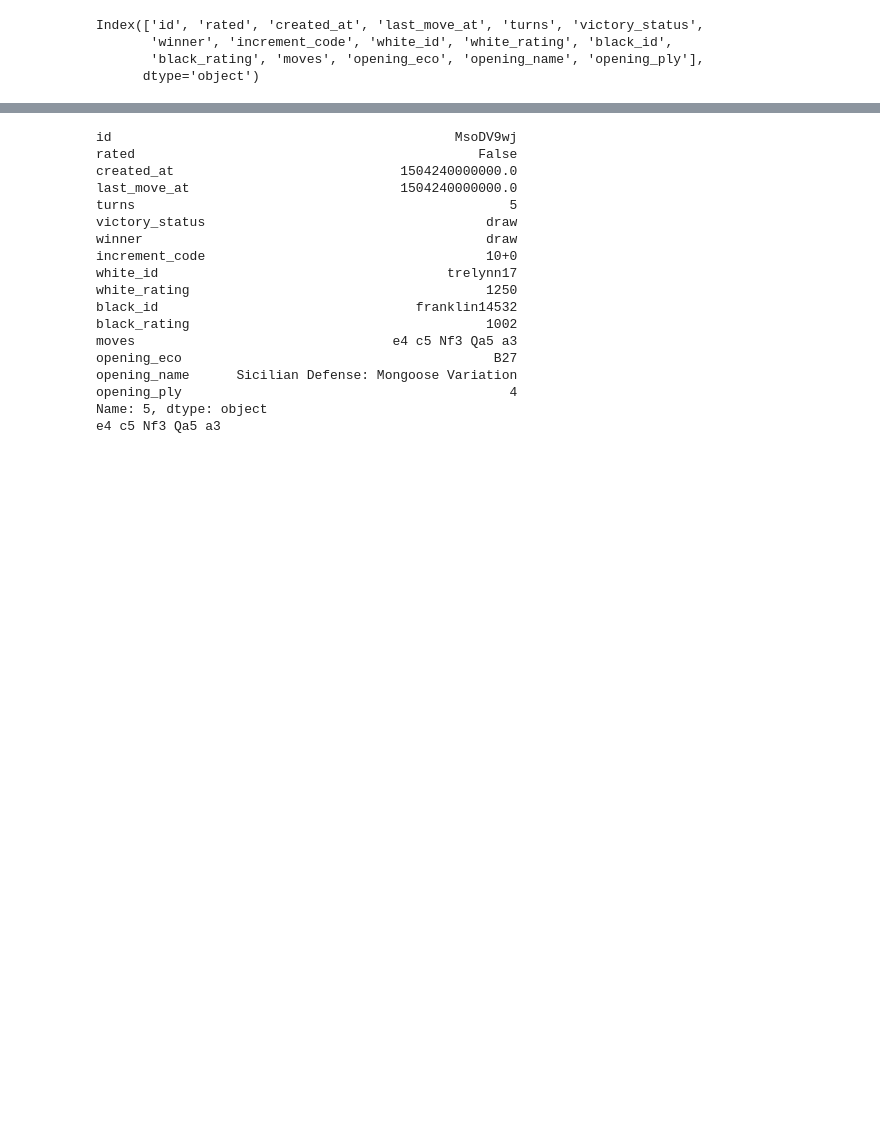
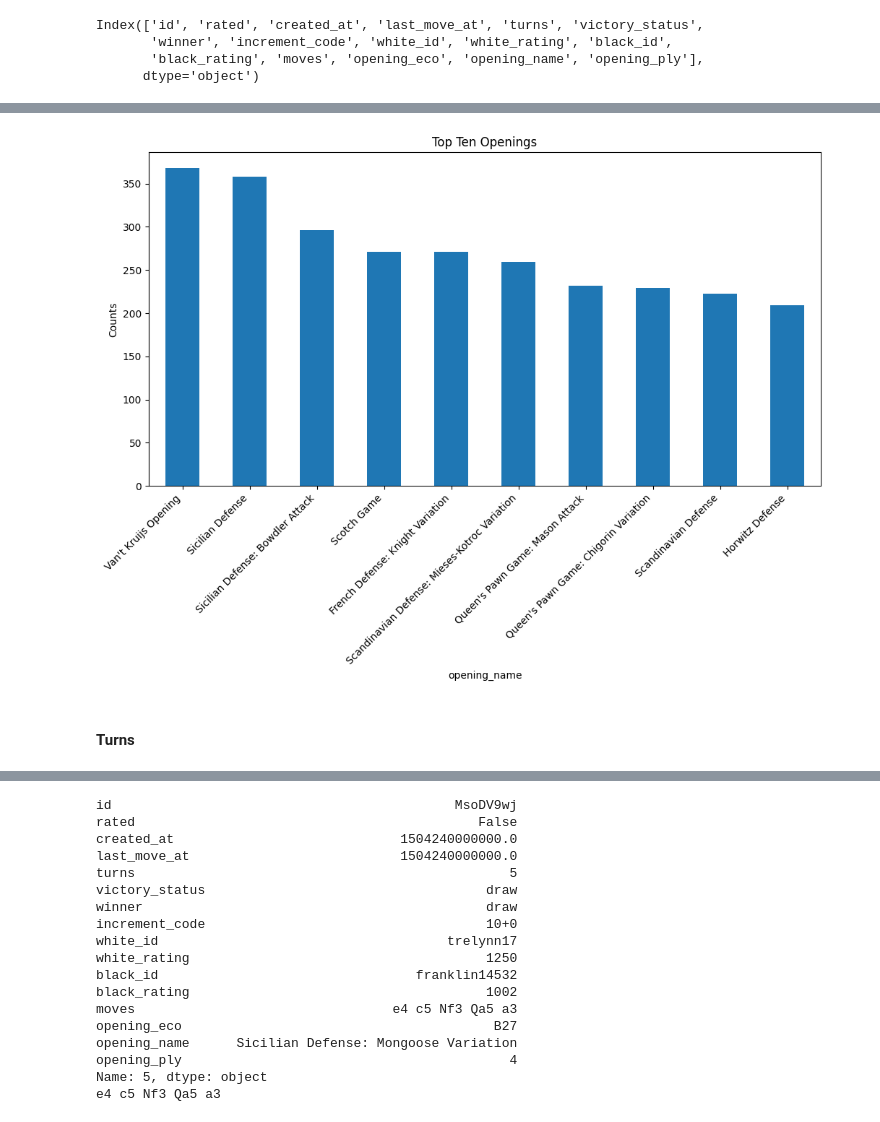
Before and after one commit to betarunner/COGS188_ChessAI, a Jupyter notebook: FinalProject_YourGroupNameHere.ipynb, the cells around one changed output, grey strips where cells are left out. Saved outputs shown, nothing was run; the diff lists cells and outputs as text; code cells hidden in the pictures; blank space fills up the shorter version.

```diff
--- a/FinalProject_YourGroupNameHere.ipynb
+++ b/FinalProject_YourGroupNameHere.ipynb
@@ -106,0 +149,3 @@ moves = dataset['moves']
+# %%
+name_counts = dataset['opening_name'].value_counts().sort_values(ascending=False)
+name_counts
@@ -106,0 +166,9 @@ moves = dataset['moves']
+# %%
+name_counts[:10].plot(kind='bar', figsize=(12, 6))
+plt.ylabel('Counts')
+plt.xticks(rotation=45, ha='right', va='top')
+plt.title('Top Ten Openings');
+# %% [output]
+[figure, added]
+# %% [markdown]
+#### Turns
```
Also changed, not shown: parts of 26 cells of this notebook, 2 other files.
